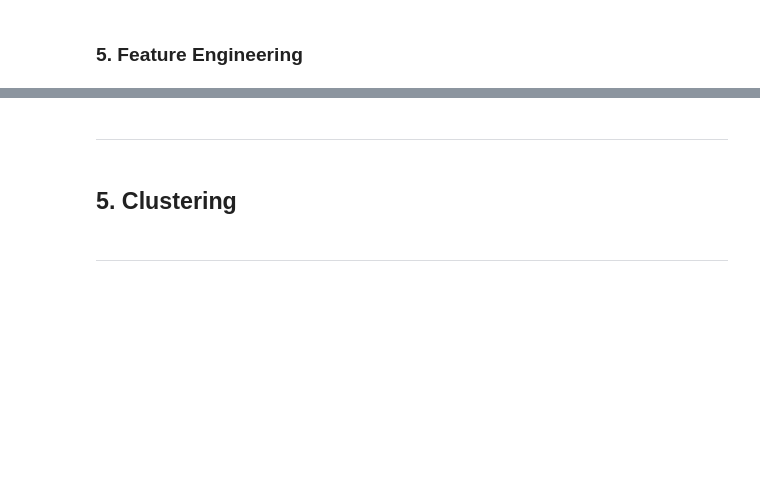
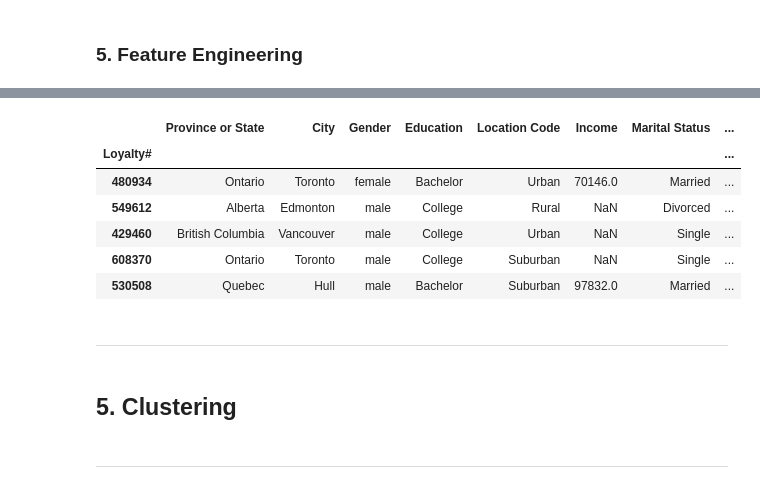
Before and after one commit to lCarvas/data-mining, a Jupyter notebook: src/Group94_EDA_Code.ipynb, the cells around one changed output, grey strips where cells are left out. Saved outputs shown, nothing was run; the diff lists cells and outputs as text; code cells hidden in the pictures; blank space fills up the shorter version.

```diff
--- a/src/Group94_EDA_Code.ipynb
+++ b/src/Group94_EDA_Code.ipynb
@@ -1094,3 +1130,37 @@ To use data on the customer level, we'll have to calculate the total and average
+# %%
+pd.set_option('display.max_columns', None)
+
+customerDB_copy['FlightsTotal'] = flightDB_copy.groupby('Loyalty#')['NumFlights'].sum().round().astype(int)
+customerDB_copy['FlightsTotalAccompanied'] = flightDB_copy.groupby('Loyalty#')['NumFlightsWithCompanions'].sum().round().astype(int)
+customerDB_copy['FlightsRatioAccompanied'] = (customerDB_copy['FlightsTotalAccompanied'] / customerDB_copy['FlightsTotal']).round(2)
+customerDB_copy['FlightsRatioRedeemedPoints'] = (flightDB_copy.groupby('Loyalty#')['PointsRedeemed'].sum() / customerDB_copy['FlightsTotal']).round(2)
+
+for year in [2019, 2020, 2021]:
+    customerDB_copy[f'Flights{year}'] = flightDB_copy[flightDB_copy['Year'] == year].groupby('Loyalty#')['NumFlights'].sum().round().astype(int)
+
+customerDB_copy['FlightsGrowth2020vs2019'] = ((customerDB_copy['Flights2020'] - customerDB_copy['Flights2019']) / customerDB_copy['Flights2019']).round(2)
+customerDB_copy['FlightsGrowth2021vs2020'] = ((customerDB_copy['Flights2021'] - customerDB_copy['Flights2020']) / customerDB_copy['Flights2020']).round(2)
+
+for season, months in zip(['Winter', 'Spring', 'Summer', 'Autumn'], [[12, 1, 2], [3, 4, 5], [6, 7, 8], [9, 10, 11]]):
+    customerDB_copy[f'Flights{season}'] = flightDB_copy[flightDB_copy['Month'].isin(months)].groupby('Loyalty#')['NumFlights'].sum().round().astype(int)
+
+for month_name, month in zip(['Jan', 'Feb', 'Mar', 'Apr', 'May', 'Jun', 'Jul', 'Aug', 'Sep', 'Oct', 'Nov', 'Dec'], range(1, 13)):
+    customerDB_copy[f'Flights{month_name}'] = flightDB_copy[flightDB_copy['Month'] == month].groupby('Loyalty#')['NumFlights'].sum().round().astype(int)
+
+customerDB_copy['MonthlyFlightVariance'] = flightDB_copy.groupby(['Loyalty#', 'Year', 'Month'])['NumFlights'].sum().groupby('Loyalty#').var()
+
+customerDB_copy['CLVperFlight'] = customerDB_copy['Customer Lifetime Value'] / customerDB_copy['FlightsTotal']
+customerDB_copy['CLVperPointsRedeemed'] = customerDB_copy['Customer Lifetime Value'] / flightDB_copy.groupby('Loyalty#')['PointsRedeemed'].sum()
+
+customerDB_copy.head()
+# %% [output]
+|  | Province or State | City | Gender | Education | Location Code | Income | Marital Status | ... |
+| Loyalty# |  |  |  |  |  |  |  | ... |
+| 480934 | Ontario | Toronto | female | Bachelor | Urban | 70146.0 | Married | ... |
+| 549612 | Alberta | Edmonton | male | College | Rural | NaN | Divorced | ... |
+| 429460 | British Columbia | Vancouver | male | College | Urban | NaN | Single | ... |
+| 608370 | Ontario | Toronto | male | College | Suburban | NaN | Single | ... |
+| 530508 | Quebec | Hull | male | Bachelor | Suburban | 97832.0 | Married | ... |
 # %% [markdown]
 #
 ***
```
Also changed, not shown: parts of 3 cells of this notebook.
